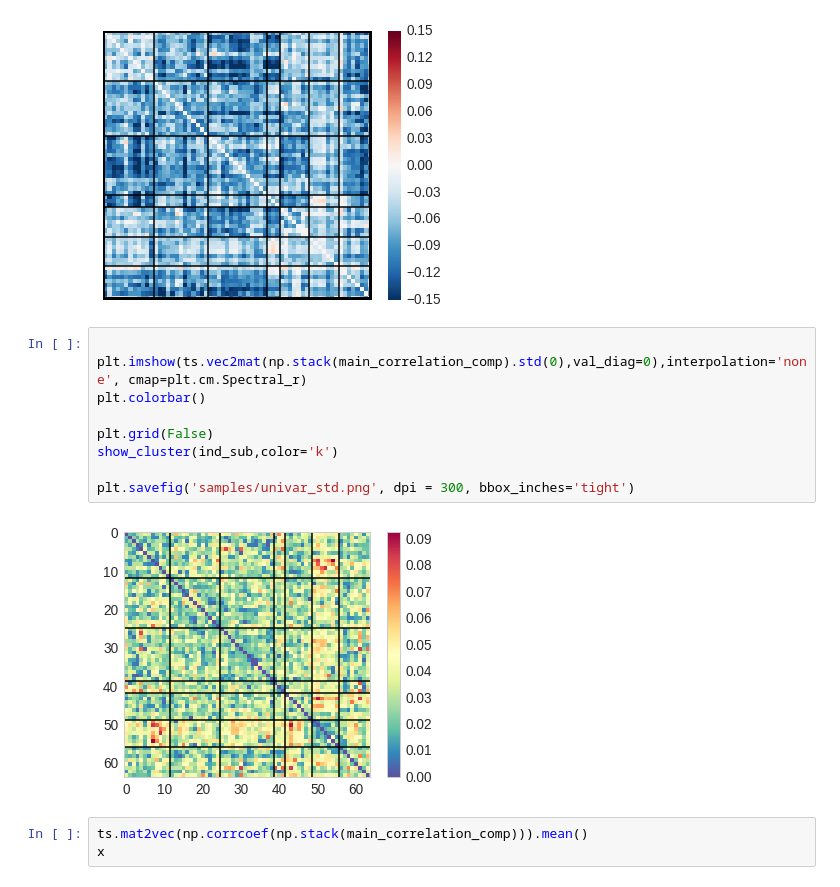
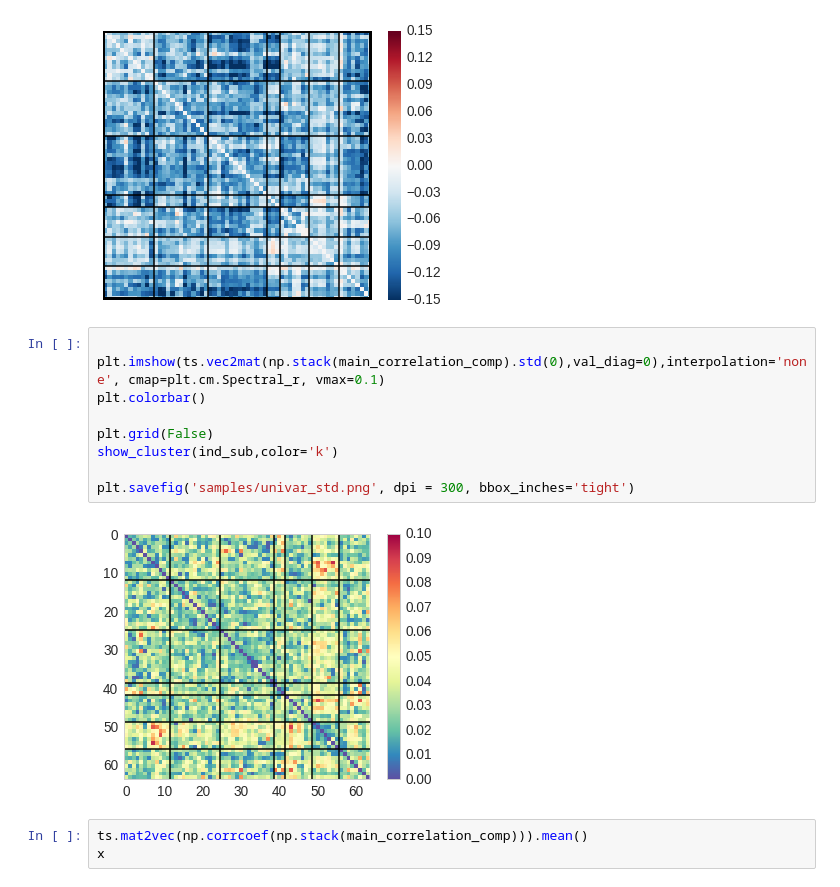
Before and after one commit to SIMEXP/schizo_multisite, a Jupyter notebook: figures/connectomes.ipynb, the cells around one changed output. Saved outputs shown, nothing was run; the diff lists cells and outputs as text.

```diff
--- a/figures/connectomes.ipynb
+++ b/figures/connectomes.ipynb
@@ -612,15 +618,15 @@ for ii in range(list_3site.shape[0]):
 [figure]
 # %%
 
-plt.imshow(ts.vec2mat(np.stack(main_correlation_comp).std(0),val_diag=0),interpolation='none', cmap=plt.cm.Spectral_r)
+plt.imshow(ts.vec2mat(np.stack(main_correlation_comp).std(0),val_diag=0),interpolation='none', cmap=plt.cm.Spectral_r, vmax=0.1)
 plt.colorbar()
 
 plt.grid(False)
 show_cluster(ind_sub,color='k')
 
 plt.savefig('samples/univar_std.png', dpi = 300, bbox_inches='tight')
 # %% [output]
-[figure, old version]
+[figure, new version]
 # %%
 ts.mat2vec(np.corrcoef(np.stack(main_correlation_comp))).mean()
 x
```
Also changed, not shown: parts of 2 cells of this notebook, 3 other files.
